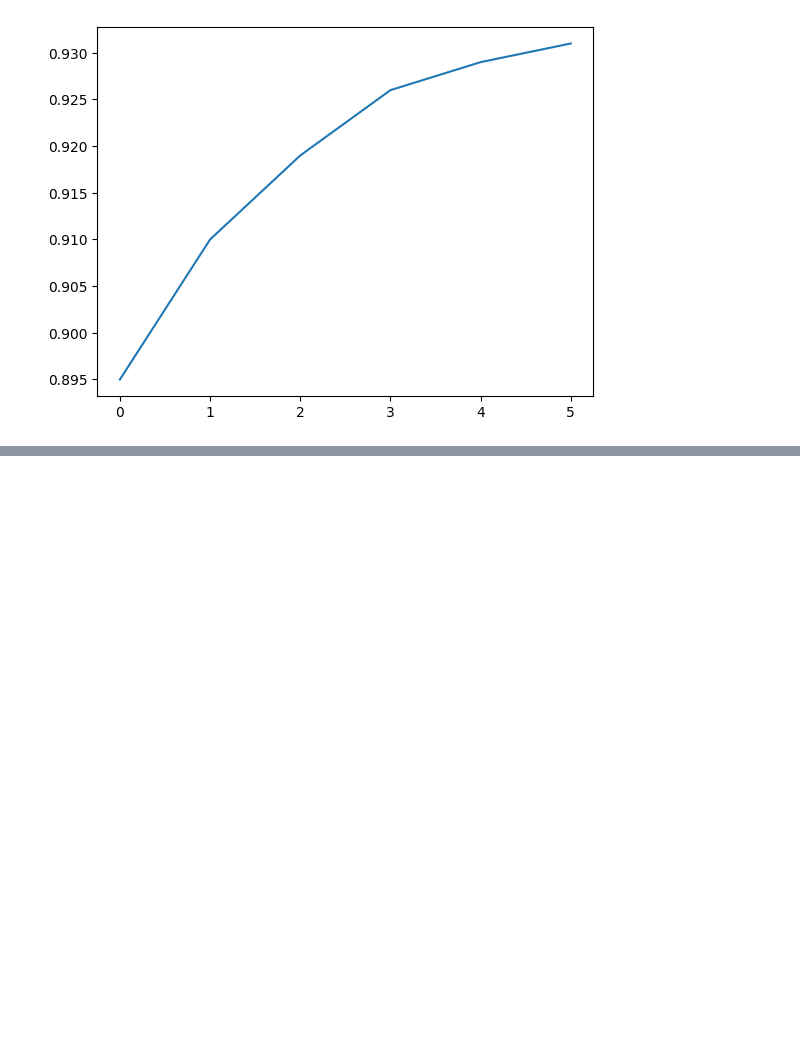
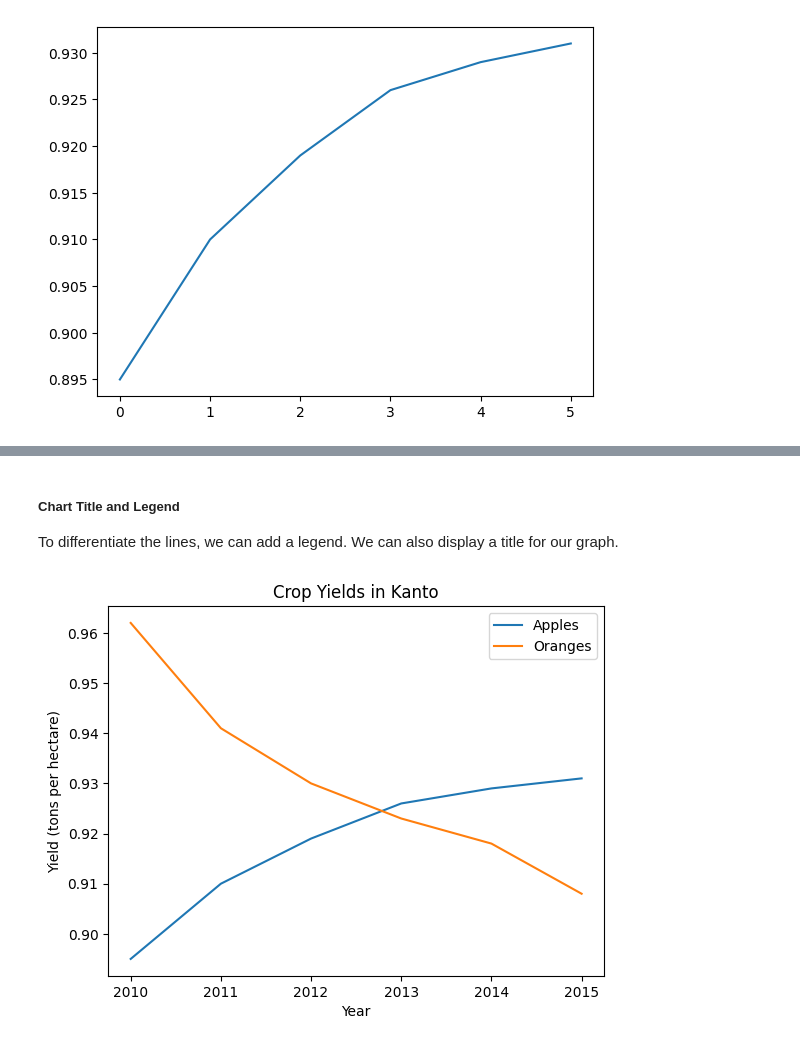
Before and after one commit to veronicasb/data_analysis, a Jupyter notebook: lesson5_visualization.ipynb, the cells around one changed output, grey strips where cells are left out. Saved outputs shown, nothing was run; the diff lists cells and outputs as text; code cells hidden in the pictures; blank space fills up the shorter version.

```diff
--- a/lesson5_visualization.ipynb
+++ b/lesson5_visualization.ipynb
@@ -50,0 +83,14 @@ plt.plot(apple_yields);
+# %% [markdown]
+##### Chart Title and Legend
+To differentiate the lines, we can add a legend. We can also display a title for our graph.
+# %%
+plt.plot(years, apple_yields)
+plt.plot(years, oranges)
+
+plt.xlabel('Year')
+plt.ylabel('Yield (tons per hectare)')
+
+plt.title('Crop Yields in Kanto')
+plt.legend(['Apples', 'Oranges']);
+# %% [output]
+[figure, added]
```
Also changed, not shown: parts of 17 cells of this notebook.
